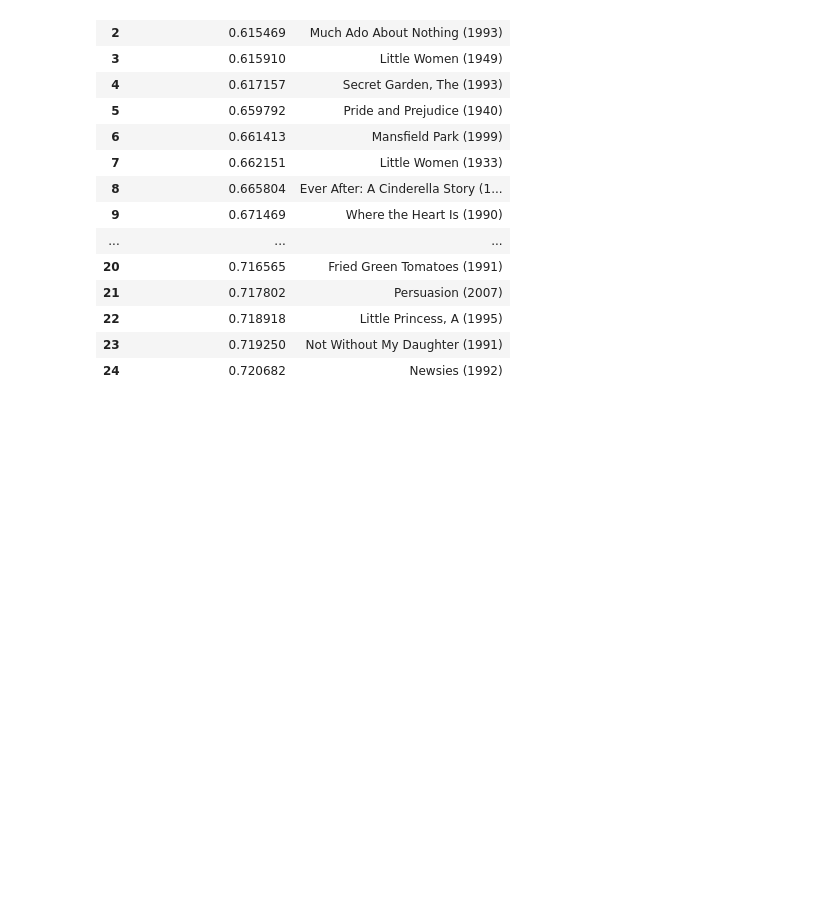
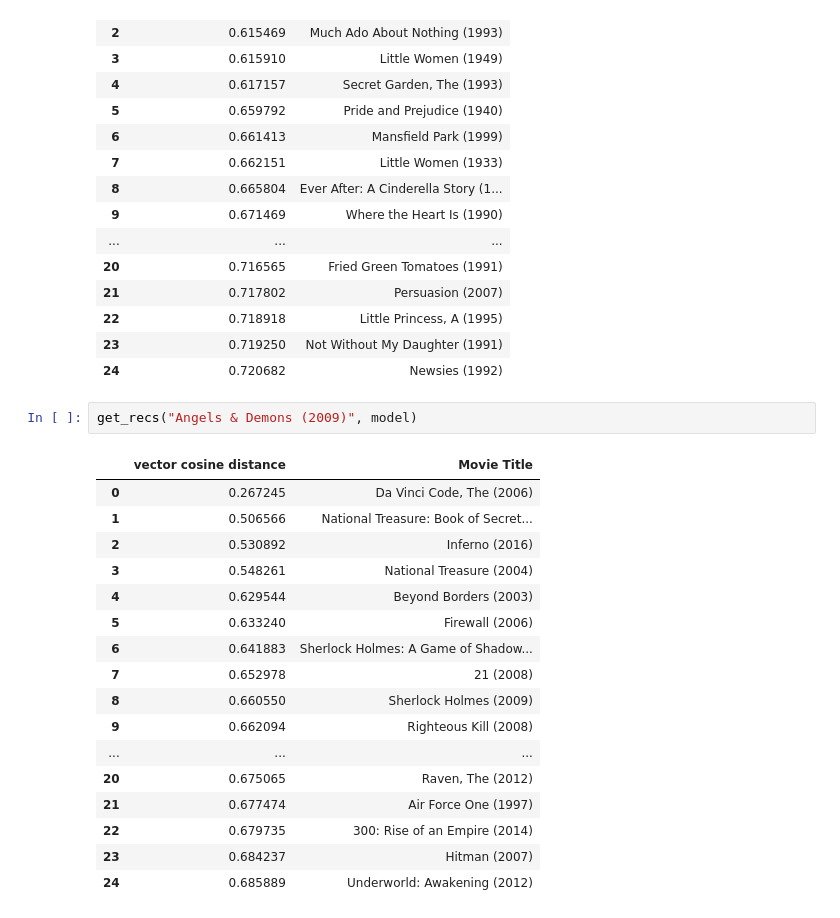
Before and after one commit to Techie5879/moviepp, a Jupyter notebook: predictor.ipynb, the cells around one changed output. Saved outputs shown, nothing was run; the diff lists cells and outputs as text; blank space fills up the shorter version.

```diff
--- a/predictor.ipynb
+++ b/predictor.ipynb
@@ -146,3 +146,23 @@ get_recs("Little Women (1994)", model)
 | 22 | 0.718918 | Little Princess, A (1995) |
 | 23 | 0.719250 | Not Without My Daughter (1991) |
 | 24 | 0.720682 | Newsies (1992) |
+# %%
+get_recs("Angels & Demons (2009)", model)
+# %% [output]
+|  | vector cosine distance | Movie Title |
+| 0 | 0.267245 | Da Vinci Code, The (2006) |
+| 1 | 0.506566 | National Treasure: Book of Secret... |
+| 2 | 0.530892 | Inferno (2016) |
+| 3 | 0.548261 | National Treasure (2004) |
+| 4 | 0.629544 | Beyond Borders (2003) |
+| 5 | 0.633240 | Firewall (2006) |
+| 6 | 0.641883 | Sherlock Holmes: A Game of Shadow... |
+| 7 | 0.652978 | 21 (2008) |
+| 8 | 0.660550 | Sherlock Holmes (2009) |
+| 9 | 0.662094 | Righteous Kill (2008) |
+| ... | ... | ... |
+| 20 | 0.675065 | Raven, The (2012) |
+| 21 | 0.677474 | Air Force One (1997) |
+| 22 | 0.679735 | 300: Rise of an Empire (2014) |
+| 23 | 0.684237 | Hitman (2007) |
+| 24 | 0.685889 | Underworld: Awakening (2012) |
```
Also changed, not shown: parts of 7 cells of this notebook.
